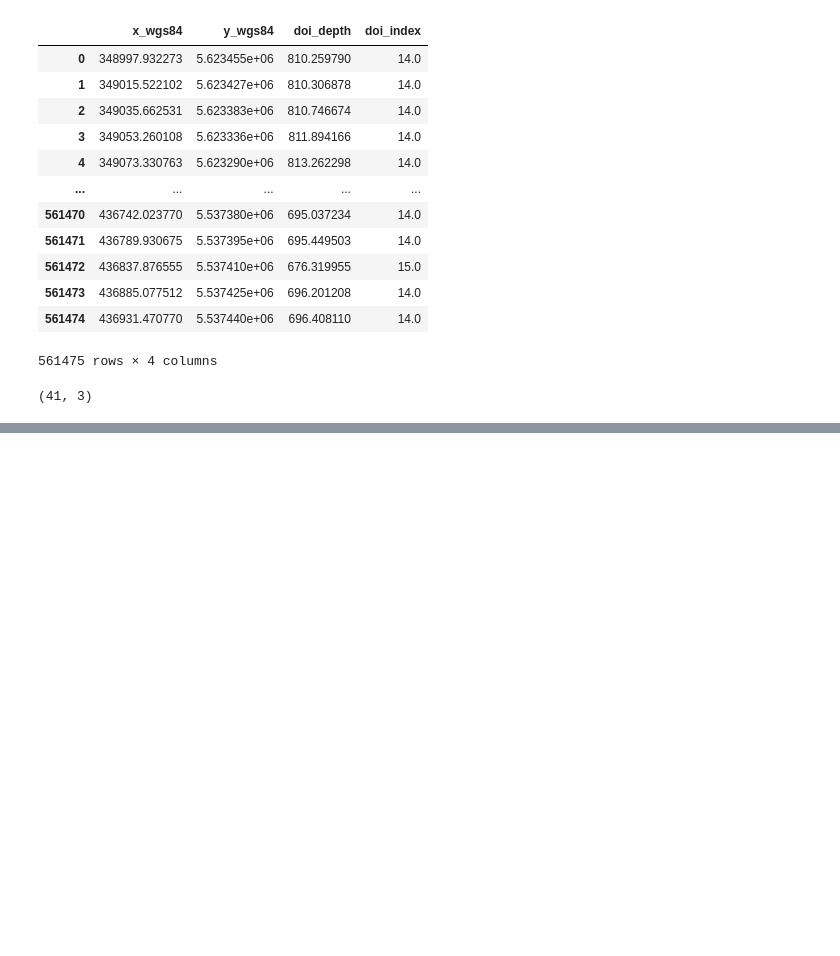
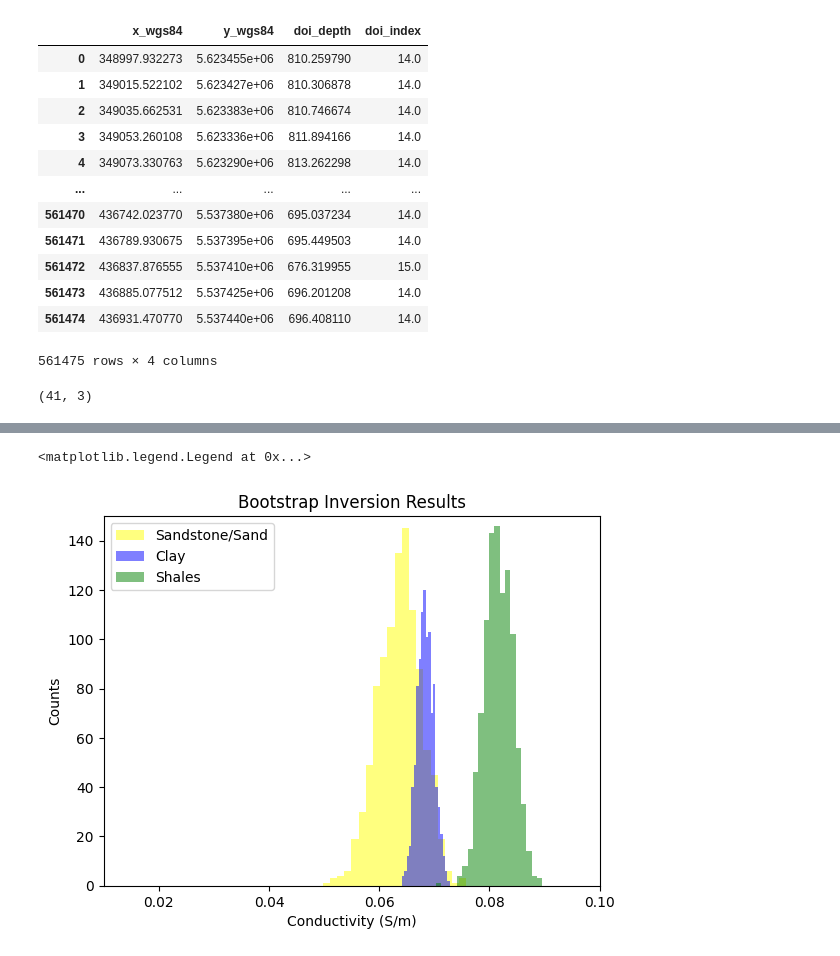
Before and after one commit to emgeolab/alberta_atem, a Jupyter notebook: notebooks/well_analysis.ipynb, the cells around one changed output, grey strips where cells are left out. Saved outputs shown, nothing was run; the diff lists cells and outputs as text; code cells hidden in the pictures; blank space fills up the shorter version.

```diff
--- a/notebooks/well_analysis.ipynb
+++ b/notebooks/well_analysis.ipynb
@@ -1407,3 +1508,30 @@ Minimum resistivity: 11.05 Ohm-m
+# %%
+plt.hist(
+    1/bootstrap_res[:, 0],
+    bins=20,
+    alpha=0.5,
+    label="Sandstone/Sand",
+    color=allocate_color("sg"),
+)
+plt.hist(
+    1/bootstrap_res[:, 1], bins=20, alpha=0.5, label="Clay", color=allocate_color("clay")
+)
+plt.hist(
+    1/bootstrap_res[:, 2],
+    bins=20,
+    alpha=0.5,
+    label="Shales",
+    color=allocate_color("shale"),
+)
+plt.xlim(1e-2, 1e-1)
+plt.ylim(0, 150)
+plt.xlabel("Conductivity (S/m)")
+plt.ylabel("Counts")
+plt.title("Bootstrap Inversion Results")
+plt.legend()
+# %% [output]
+<matplotlib.legend.Legend at 0x...>
+[figure, added]
 # %%
 plt.hist(
     bootstrap_res[:, 0],
```
Also changed, not shown: parts of 12 cells of this notebook, 1 other file.
